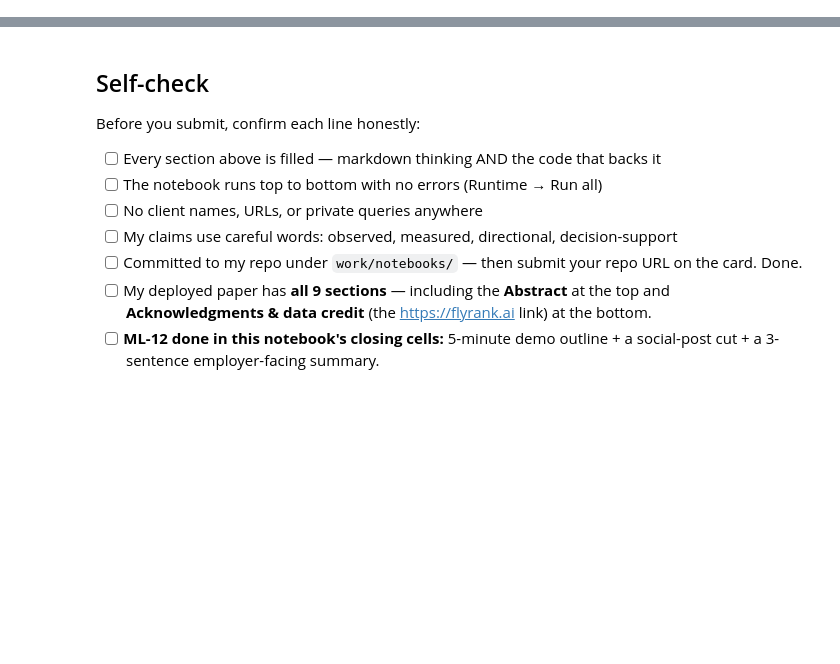
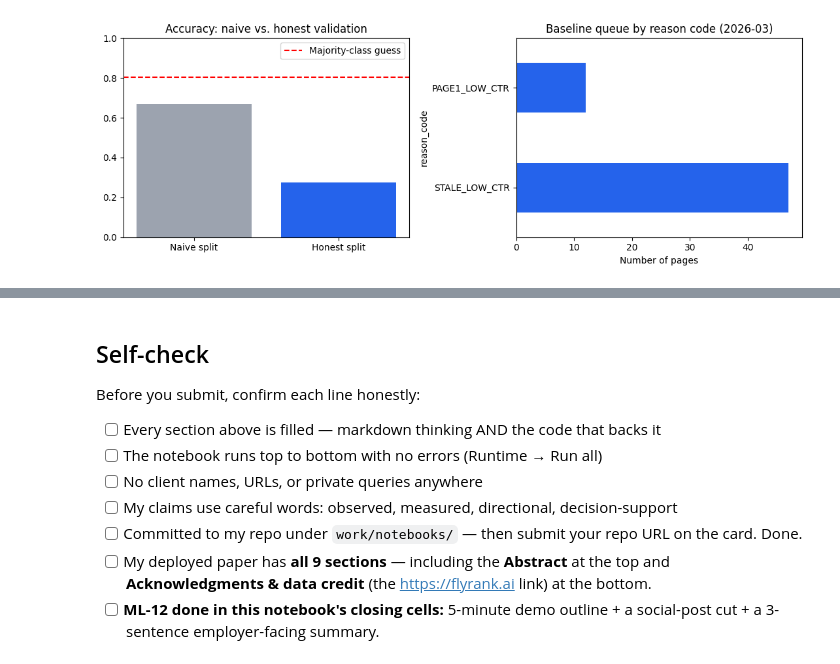
Before and after one commit to shahzad-jatoi/flyrank-ml-internship-starter, a Jupyter notebook: work/notebooks/capstone.ipynb, the cells around one changed output, grey strips where cells are left out. Cells and saved outputs as stored; diff of their text form; code cells hidden in the pictures; blank space fills up the shorter version.

```diff
--- a/work/notebooks/capstone.ipynb
+++ b/work/notebooks/capstone.ipynb
@@ -36,0 +257,85 @@ This skeleton is yours to fill. Work the sections **in order** — each one has
+# %%
+# 4. Results — model vs. baseline, naive vs. honest validation
+
+from sklearn.linear_model import LogisticRegression
+from sklearn.tree import DecisionTreeClassifier
+from sklearn.impute import SimpleImputer
+from sklearn.model_selection import train_test_split
+from sklearn.inspection import permutation_importance
+
+imputer = SimpleImputer(strategy="median")
+
+#  BEFORE: naive random 70/30 split, pooling Feb+Apr (ignores time structure)
+pooled = pd.concat([feb, apr], ignore_index=True)
+Xp = imputer.fit_transform(pooled[FEATURES])
+yp = pooled["declined"].values
+Xp_train, Xp_test, yp_train, yp_test = train_test_split(
+    Xp, yp, test_size=0.3, random_state=42, stratify=yp
+)
+naive_model = LogisticRegression(max_iter=1000, class_weight="balanced").fit(Xp_train, yp_train)
+naive_acc = (naive_model.predict(Xp_test) == yp_test).mean()
+
+#  AFTER: honest time-aware split (train Feb->Mar, test Apr->May)
+Xtr = imputer.fit_transform(feb[FEATURES])
+ytr = feb["declined"].values
+Xte = imputer.transform(apr[FEATURES])
+yte = apr["declined"].values
+
+logreg = LogisticRegression(max_iter=1000, class_weight="balanced").fit(Xtr, ytr)
+tree = DecisionTreeClassifier(max_depth=3, class_weight="balanced", random_state=42).fit(Xtr, ytr)
+honest_acc = (logreg.predict(Xte) == yte).mean()
+
+majority_rate = max(yte.mean(), 1 - yte.mean())
+
+print(f"Naive random split accuracy:  {naive_acc:.3f}")
+print(f"Honest time-aware accuracy:   {honest_acc:.3f}")
+print(f"Majority-class guess rate:    {majority_rate:.3f}")
+
+# Precision@K vs. the Week-4 baseline, on the same honest test set
+logreg_scores = logreg.predict_proba(Xte)[:, 1]
+tree_scores = tree.predict_proba(Xte)[:, 1]
+baseline_scores = (apr["avg_impressions"] * (apr["days_since_update"] / 365.0)
+                    / (apr["avg_ctr"] + 0.005)).values
+
+def precision_at_k(scores, labels, k):
+    order = np.argsort(-scores)[:k]
+    return labels[order].mean()
+
+pk_rows = []
+for k in [10, 20, 50]:
+    pk_rows.append({
+        "K": k,
+        "baseline_rule": round(precision_at_k(baseline_scores, yte, k), 3),
+        "logistic_regression": round(precision_at_k(logreg_scores, yte, k), 3),
+        "decision_tree": round(precision_at_k(tree_scores, yte, k), 3),
+    })
+print("\nPrecision@K, same honest split:")
+print(pd.DataFrame(pk_rows).to_string(index=False))
+
+#  Permutation importance under the honest split
+perm = permutation_importance(logreg, Xte, yte, n_repeats=10, random_state=42)
+perm_df = pd.DataFrame({"feature": FEATURES, "importance": perm.importances_mean}) \
+    .sort_values("importance", ascending=False)
+print("\nPermutation importance (honest test set):")
+print(perm_df.to_string(index=False))
+
+#  Charts
+fig, axes = plt.subplots(1, 2, figsize=(11, 4))
+
+axes[0].bar(["Naive split", "Honest split"], [naive_acc, honest_acc], color=["#9CA3AF", "#2563EB"])
+axes[0].axhline(majority_rate, color="red", linestyle="--", label="Majority-class guess")
+axes[0].set_title("Accuracy: naive vs. honest validation")
+axes[0].set_ylim(0, 1)
+axes[0].legend()
+
+queue_df["reason_code"].value_counts().plot(kind="barh", ax=axes[1], color="#2563EB")
+axes[1].set_xlabel("Number of pages")
+axes[1].set_title("Baseline queue by reason code (2026-03)")
+
+plt.tight_layout()
+plt.savefig("work/figures/capstone_results_summary.png", dpi=150)
+plt.show()
+
+print(f"\nResults Summary (March 2026 Queue): {len(queue_df)} pages ranked")
+print(queue_df["reason_code"].value_counts())
+# %% [output]
@@ -36,0 +361 @@ This skeleton is yours to fill. Work the sections **in order** — each one has
+[figure, added]
```
Also changed, not shown: parts of 22 cells of this notebook.
